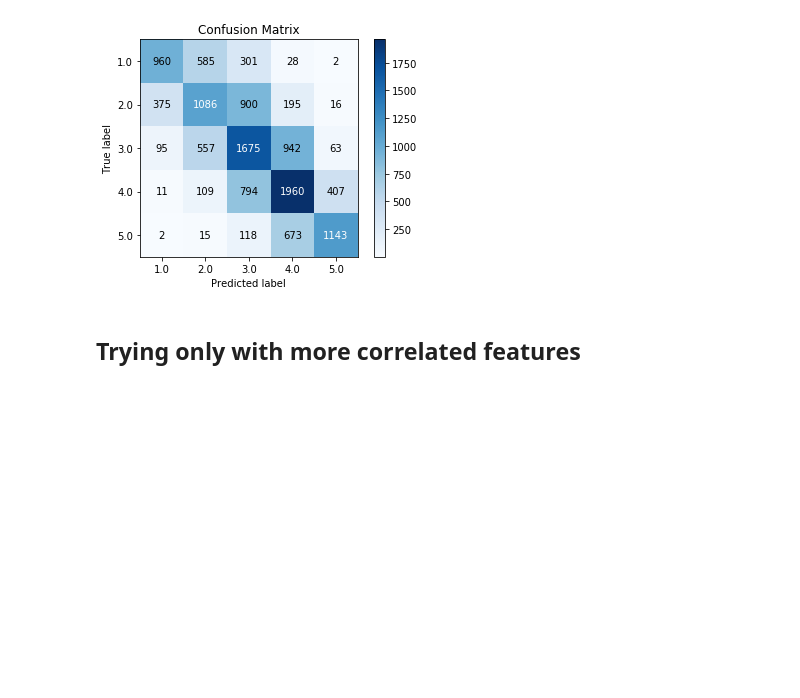
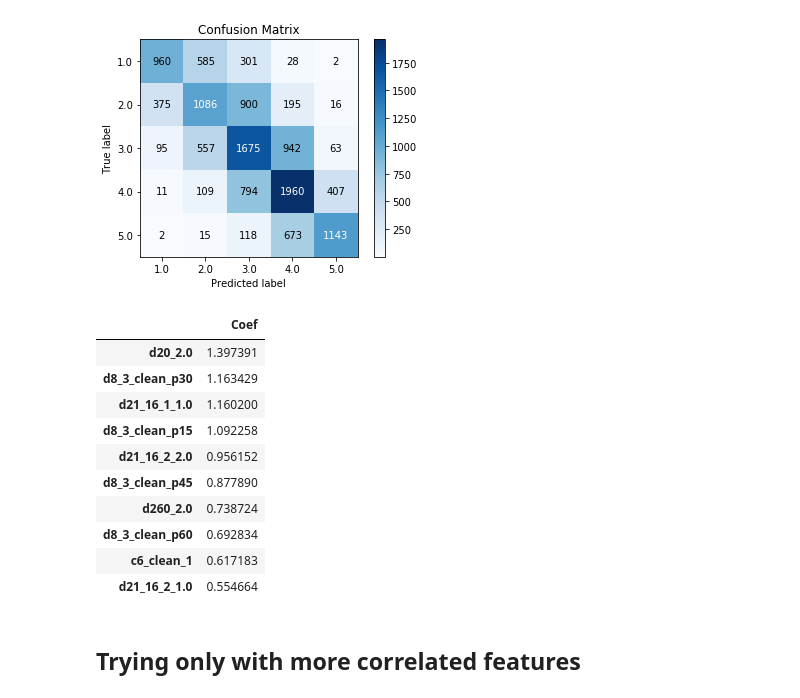
Before and after one commit to gonzaferreiro/SES_Uruguay, a Jupyter notebook: SES_Uruguay.ipynb, the cells around one changed output. Saved outputs shown, nothing was run; the diff lists cells and outputs as text; code cells hidden in the pictures; blank space fills up the shorter version.

```diff
--- a/SES_Uruguay.ipynb
+++ b/SES_Uruguay.ipynb
@@ -251,6 +251,23 @@ skplt.metrics.plot_confusion_matrix(y_train, log_train_pred)
 plt.show()
 # %% [output]
 [figure]
+# %%
+coefs = pd.DataFrame(np.abs(logistic_grid.best_estimator_.coef_[0]),
+                       columns=['Coef'], index=df_fil_dum.columns)
+# %%
+coefs.sort_values(by='Coef',ascending=False).head(10)
+# %% [output]
+|  | Coef |
+| d20_2.0 | 1.397391 |
+| d8_3_clean_p30 | 1.163429 |
+| d21_16_1_1.0 | 1.160200 |
+| d8_3_clean_p15 | 1.092258 |
+| d21_16_2_2.0 | 0.956152 |
+| d8_3_clean_p45 | 0.877890 |
+| d260_2.0 | 0.738724 |
+| d8_3_clean_p60 | 0.692834 |
+| c6_clean_1 | 0.617183 |
+| d21_16_2_1.0 | 0.554664 |
 # %% [markdown]
 ## Trying only with more correlated features
 # %%
```
Also changed, not shown: parts of 12 cells of this notebook.
